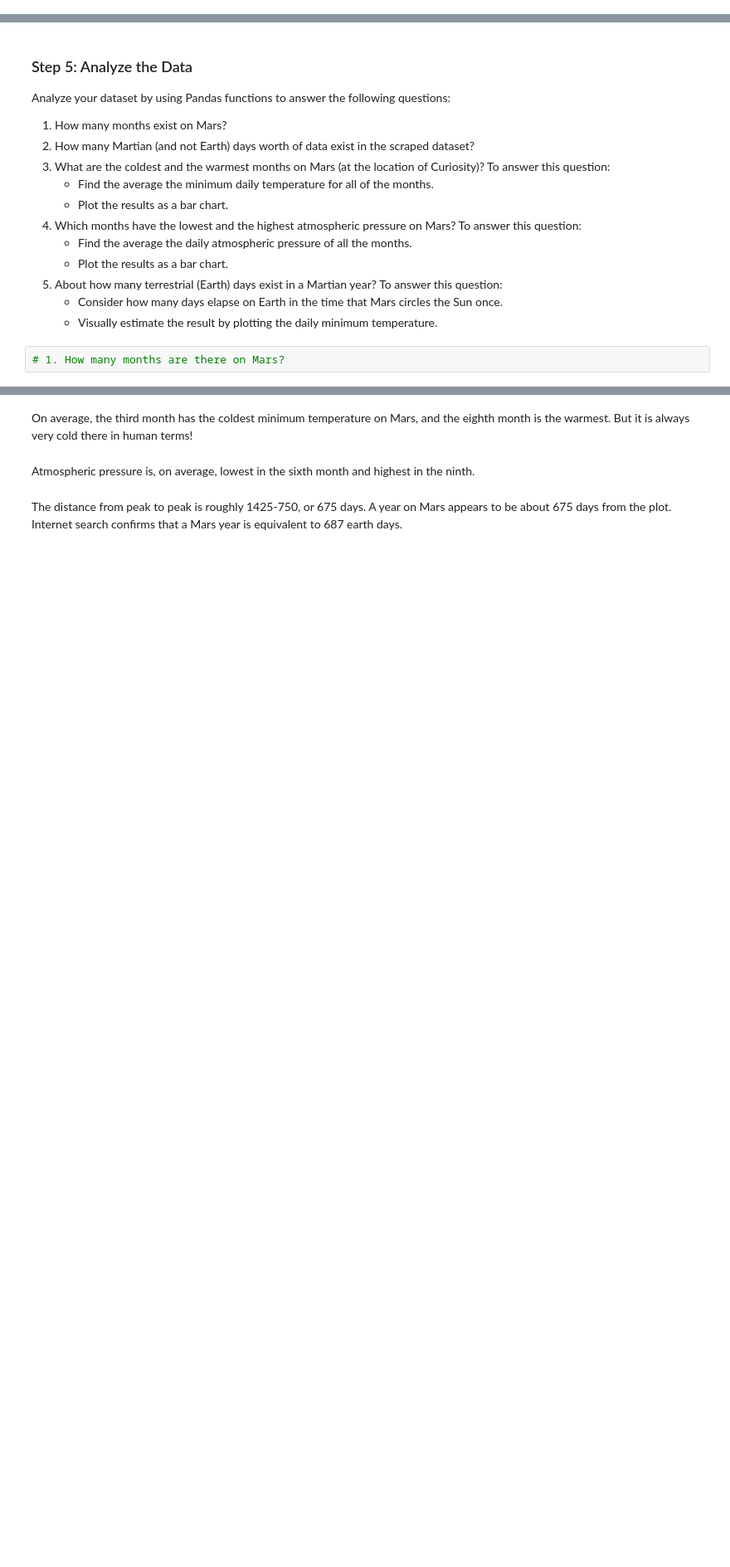
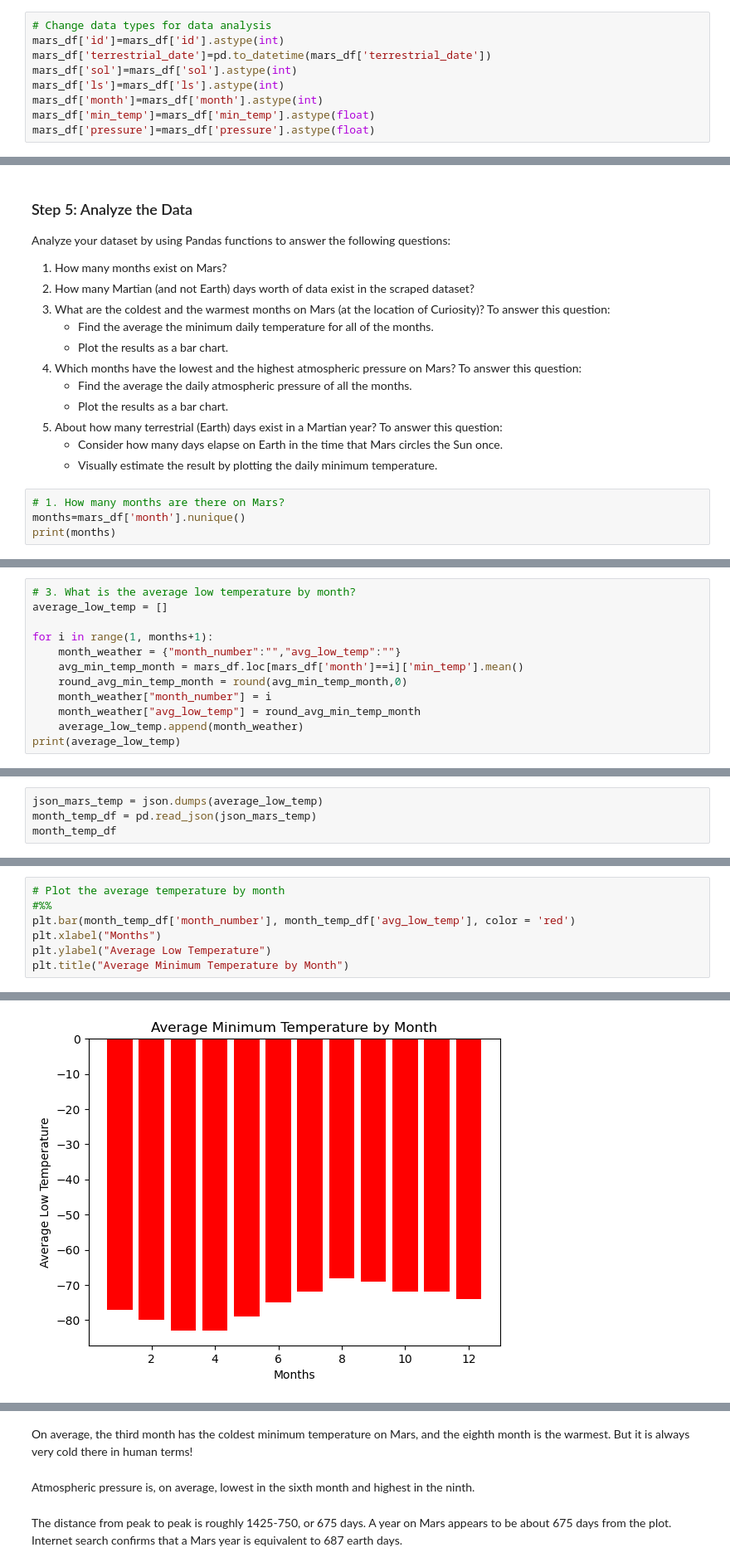
Before and after one commit to Tyler-Sweeting/Mission_to_mars, a Jupyter notebook: Starter_Code (11)/Starter_Code/part_2_mars_weather.ipynb, the cells around one changed output, grey strips where cells are left out. Shown: that part at 83% size. Cells and saved outputs as stored; diff of their text form; blank space fills up the shorter version.

```diff
--- a/Starter_Code (11)/Starter_Code/part_2_mars_weather.ipynb
+++ b/Starter_Code (11)/Starter_Code/part_2_mars_weather.ipynb
@@ -86,2 +124,11 @@ dtype: object
+# %%
+# Change data types for data analysis
+mars_df['id']=mars_df['id'].astype(int)
+mars_df['terrestrial_date']=pd.to_datetime(mars_df['terrestrial_date'])
+mars_df['sol']=mars_df['sol'].astype(int)
+mars_df['ls']=mars_df['ls'].astype(int)
+mars_df['month']=mars_df['month'].astype(int)
+mars_df['min_temp']=mars_df['min_temp'].astype(float)
+mars_df['pressure']=mars_df['pressure'].astype(float)
 # %%
 # Confirm type changes were successful by examining data types again
@@ -112,4 +160,6 @@ Analyze your dataset by using Pandas functions to answer the following questions
     * Visually estimate the result by plotting the daily minimum temperature.
 # %%
 # 1. How many months are there on Mars?
+months=mars_df['month'].nunique()
+print(months)
 # %% [output]
@@ -153,0 +173,12 @@ Name: min_temp, dtype: float64
+# %%
+# 3. What is the average low temperature by month?
+average_low_temp = []
+
+for i in range(1, months+1):
+    month_weather = {"month_number":"","avg_low_temp":""}
+    avg_min_temp_month = mars_df.loc[mars_df['month']==i]['min_temp'].mean()
+    round_avg_min_temp_month = round(avg_min_temp_month,0)
+    month_weather["month_number"] = i
+    month_weather["avg_low_temp"] = round_avg_min_temp_month
+    average_low_temp.append(month_weather)
+print(average_low_temp)
@@ -153,0 +187,4 @@ Name: min_temp, dtype: float64
+# %%
+json_mars_temp = json.dumps(average_low_temp)
+month_temp_df = pd.read_json(json_mars_temp)
+month_temp_df
@@ -153,0 +205,8 @@ Name: min_temp, dtype: float64
+# %%
+# Plot the average temperature by month
+#%%
+plt.bar(month_temp_df['month_number'], month_temp_df['avg_low_temp'], color = 'red')
+plt.xlabel("Months")
+plt.ylabel("Average Low Temperature")
+plt.title("Average Minimum Temperature by Month")
+# %% [output]
@@ -154,2 +214,3 @@ Name: min_temp, dtype: float64
+[figure, added]
 # %%
 # Identify the coldest and hottest months in Curiosity's location
```
Also changed, not shown: parts of 24 cells of this notebook, 4 other files.
